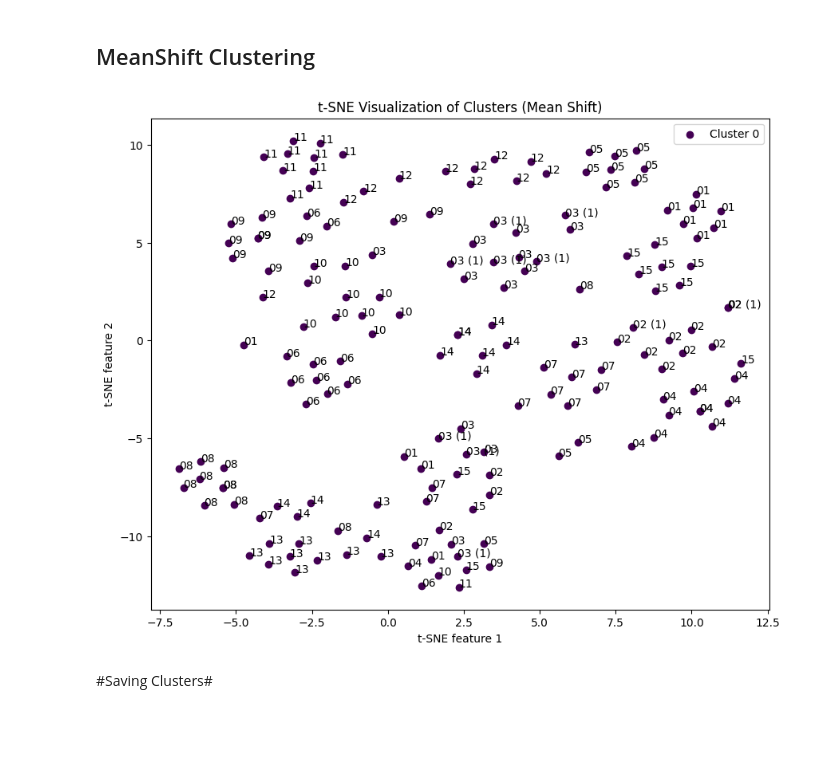
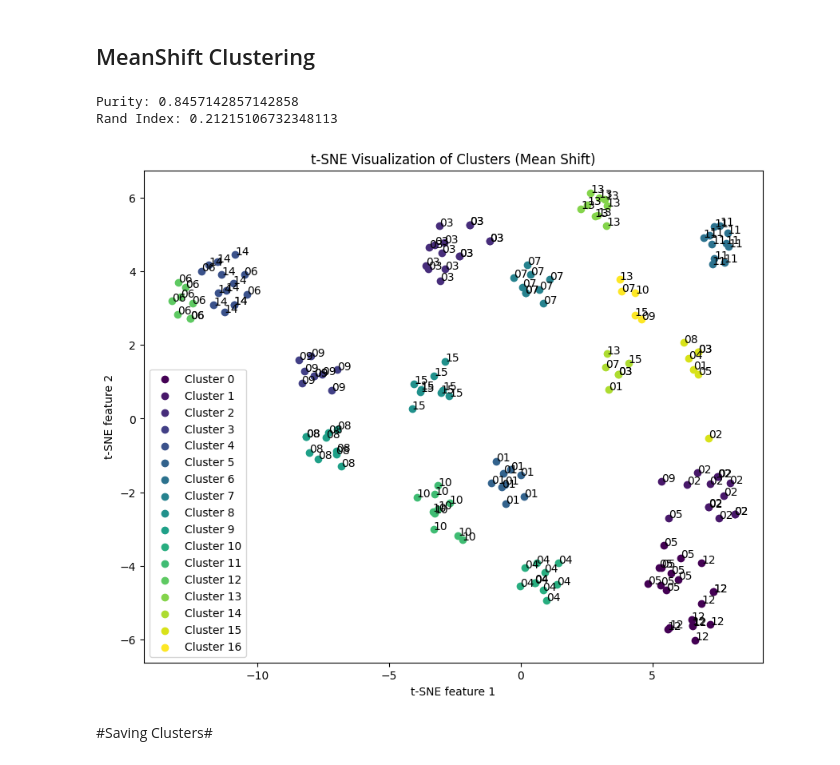
Before and after one commit to MAMMAD1381/FacialClustering, a Jupyter notebook: main.ipynb, the cells around one changed output. Saved outputs shown, nothing was run; the diff lists cells and outputs as text; code cells hidden in the pictures; blank space fills up the shorter version.

Commit message:
implementing purity and rand index, improvment on meanshift, some code formatting

```diff
--- a/main.ipynb
+++ b/main.ipynb
@@ -862,35 +914,44 @@ not reaching the requested tolerance 2.60770320892334e-06.
 # %%
 clustering_method = 'meanShift'
 # Clustering
-meanshift = MeanShift()
+meanshift = MeanShift(bandwidth=3.1)
 clusters = meanshift.fit_predict(reduced_features)
 # Visualization
 tsne = TSNE(n_components=2)
 embedded_features = tsne.fit_transform(reduced_features)
 
 # Get unique cluster labels
 unique_clusters = np.unique(clusters)
 
 # Define colors for each cluster
 cluster_colors = plt.cm.viridis(np.linspace(0, 1, len(unique_clusters)))
 
 # Plotting
 plt.figure(figsize=(10, 8))
 for i, cluster_label in enumerate(unique_clusters):
     cluster_indices = np.where(clusters == cluster_label)[0]
     plt.scatter(embedded_features[cluster_indices, 0], embedded_features[cluster_indices, 1], c=[cluster_colors[i]], label=f'Cluster {cluster_label}')
 
 # Add labels
 for i in range(len(embedded_features)):
     plt.text(embedded_features[i, 0], embedded_features[i, 1], labels[i].split('.')[0].split('subject')[1])
 
+# Purity and Rand index
+contingency_table = calculate_contingency_table(np.array(reform_labels(labels)), np.array(clusters))
+purity = calculate_purity(contingency_table)
+rand_index = calculate_rand_index(contingency_table)
+print("Purity:", purity)
+print("Rand Index:", rand_index)
+
 plt.title('t-SNE Visualization of Clusters (Mean Shift)')
 plt.xlabel('t-SNE feature 1')
 plt.ylabel('t-SNE feature 2')
 plt.legend()
 plt.show()
 # %% [output]
+Purity: 0.8457142857142858
+Rand Index: 0.21215106732348113
-[figure, old version]
+[figure, new version]
 # %% [markdown]
 #Saving Clusters#
 # %%
```
Also changed, not shown: parts of 16 cells of this notebook, 1 other file.
